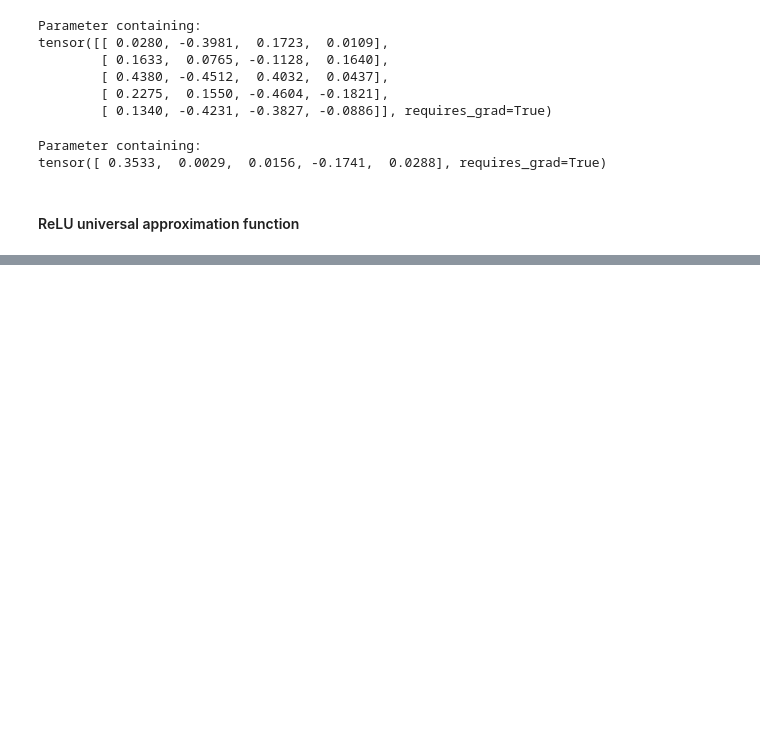
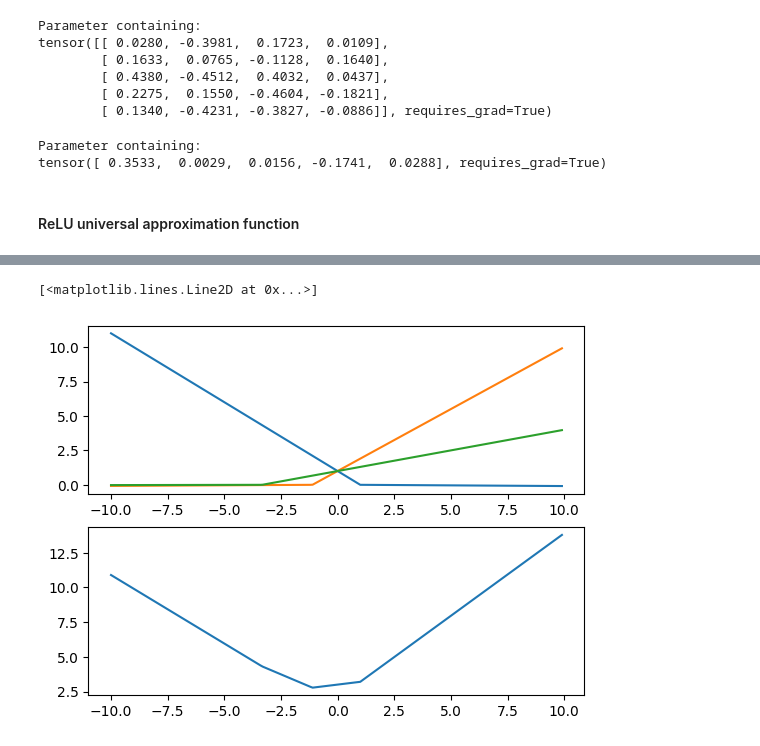
Before and after one commit to jingz-dev/ml_proto, a Jupyter notebook: src/basic.ipynb, the cells around one changed output, grey strips where cells are left out. Saved outputs shown, nothing was run; the diff lists cells and outputs as text; code cells hidden in the pictures; blank space fills up the shorter version.

```diff
--- a/src/basic.ipynb
+++ b/src/basic.ipynb
@@ -59,0 +80,10 @@ plt.plot(x.flatten(), y.sum(dim=1))
+# %%
+y = f(x, activation=F.leaky_relu)
+plt.subplot(211)
+plt.plot(x.flatten(), y)
+
+plt.subplot(212)
+plt.plot(x.flatten(), y.sum(dim=1))
+# %% [output]
+[<matplotlib.lines.Line2D at 0x...>]
+[figure, added]
```
Also changed, not shown: parts of 4 cells of this notebook.
